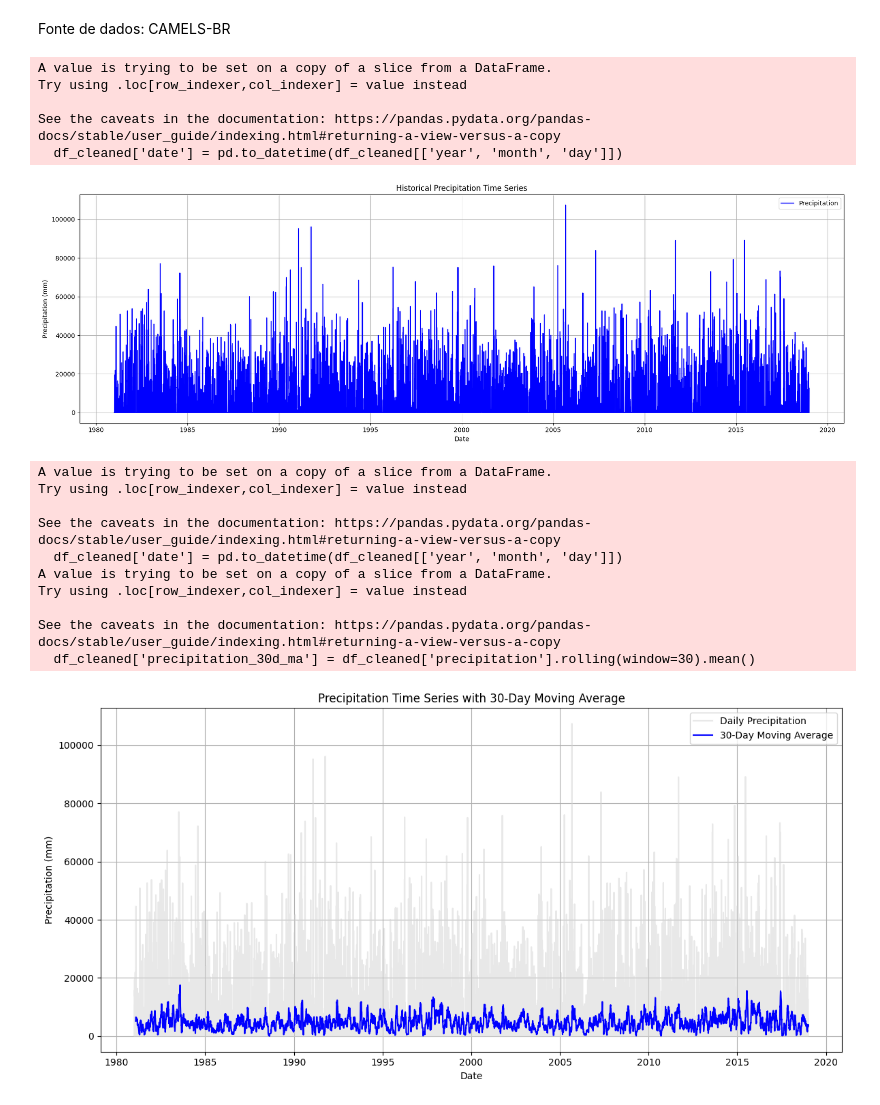
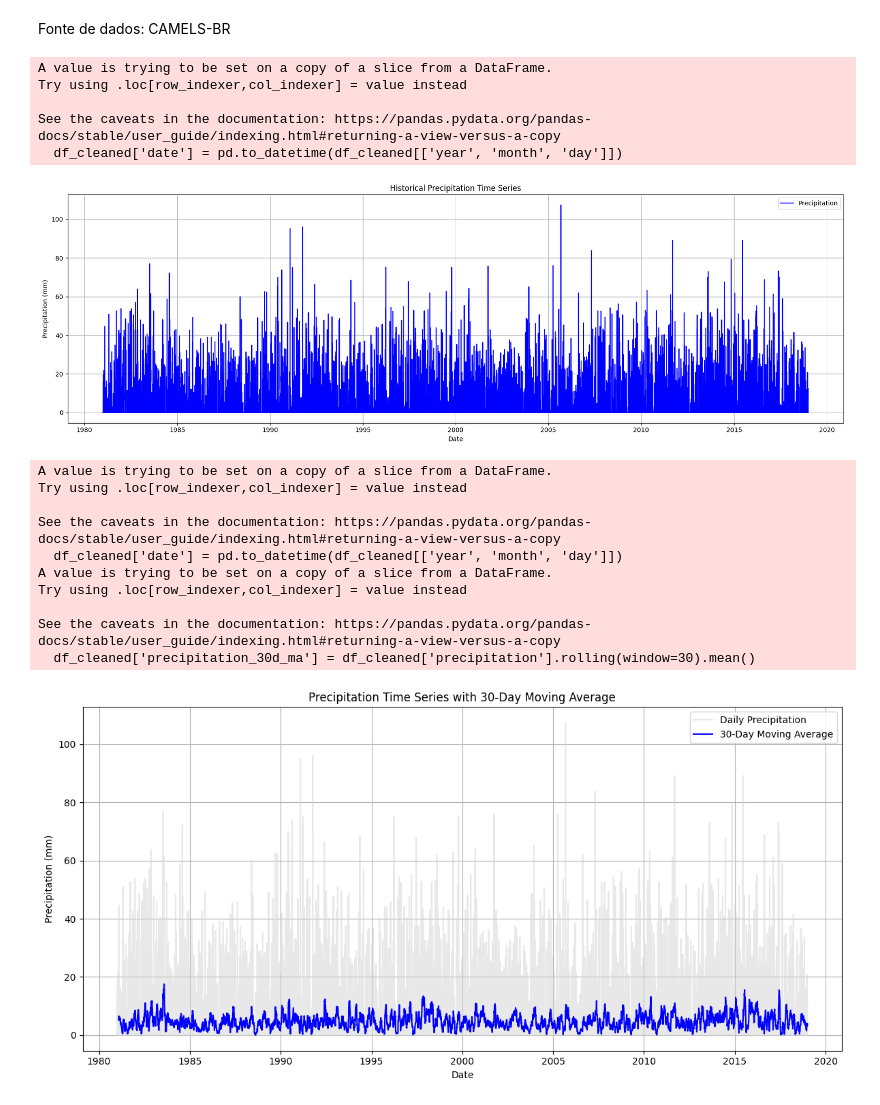
Before and after one commit to douglassilveirac/ENS5165_202402, a Jupyter notebook: pyEnv/Scripts/Série histórica precipitação Tangará.ipynb, the cells around one changed output. Drawn from its saved outputs; the diff is of its cells as text; code cells hidden in the pictures.

```diff
--- a/pyEnv/Scripts/Série histórica precipitação Tangará.ipynb
+++ b/pyEnv/Scripts/Série histórica precipitação Tangará.ipynb
@@ -8,34 +8,37 @@ import matplotlib.pyplot as plt
 file_path = 'C:/Users/dodo_/Documents/ENS5165_202402/ENS5165_202402/pyEnv/files/Precipatacao - 72715000 - TANGARA.xlsx'
 
 # Carregar os dados do Excel
 df = pd.read_excel(file_path, sheet_name='precipitation')
 
 # Converte a coluna 'precipitation' para numérico, tratando 'NaN' como valores ausentes
 df['precipitation'] = pd.to_numeric(df['precipitation'], errors='coerce')
+
+# Divide todos os valores de precipitação por 1000
+df['precipitation'] = df['precipitation'] / 1000
 
 # Remove as linhas com valores NaN em 'precipitation'
 df_cleaned = df.dropna(subset=['precipitation'])
 
 # Cria uma coluna de data combinando 'year', 'month', e 'day'
 df_cleaned['date'] = pd.to_datetime(df_cleaned[['year', 'month', 'day']])
 
 # Plota a série histórica de precipitação
 plt.figure(figsize=(18, 6))
 plt.plot(df_cleaned['date'], df_cleaned['precipitation'], label='Precipitation', color='b')
 plt.title('Historical Precipitation Time Series')
 plt.xlabel('Date')
 plt.ylabel('Precipitation (mm)')
 plt.legend()
 plt.grid(True)
 plt.tight_layout()
 plt.show()
 # %% [output]
 A value is trying to be set on a copy of a slice from a DataFrame.
 Try using .loc[row_indexer,col_indexer] = value instead
 
 See the caveats in the documentation: https://pandas.pydata.org/pandas-docs/stable/user_guide/indexing.html#returning-a-view-versus-a-copy
   df_cleaned['date'] = pd.to_datetime(df_cleaned[['year', 'month', 'day']])
-[figure, old version]
+[figure, new version]
 # %%
 import pandas as pd
 import matplotlib.pyplot as plt
@@ -48,6 +51,9 @@ df = pd.read_excel(file_path, sheet_name='precipitation')
 
 # Converte a coluna 'precipitation' para numérico, tratando 'NaN' como valores ausentes
 df['precipitation'] = pd.to_numeric(df['precipitation'], errors='coerce')
+
+# Divide todos os valores de precipitação por 1000
+df['precipitation'] = df['precipitation'] / 1000
 
 # Remove as linhas com valores NaN em 'precipitation'
 df_cleaned = df.dropna(subset=['precipitation'])
@@ -86,7 +92,7 @@ Try using .loc[row_indexer,col_indexer] = value instead
 
 See the caveats in the documentation: https://pandas.pydata.org/pandas-docs/stable/user_guide/indexing.html#returning-a-view-versus-a-copy
   df_cleaned['precipitation_30d_ma'] = df_cleaned['precipitation'].rolling(window=30).mean()
-[figure, old version]
+[figure, new version]
 # %%
 import pandas as pd
 import numpy as np
```
Also changed, not shown: parts of 1 cell of this notebook.
